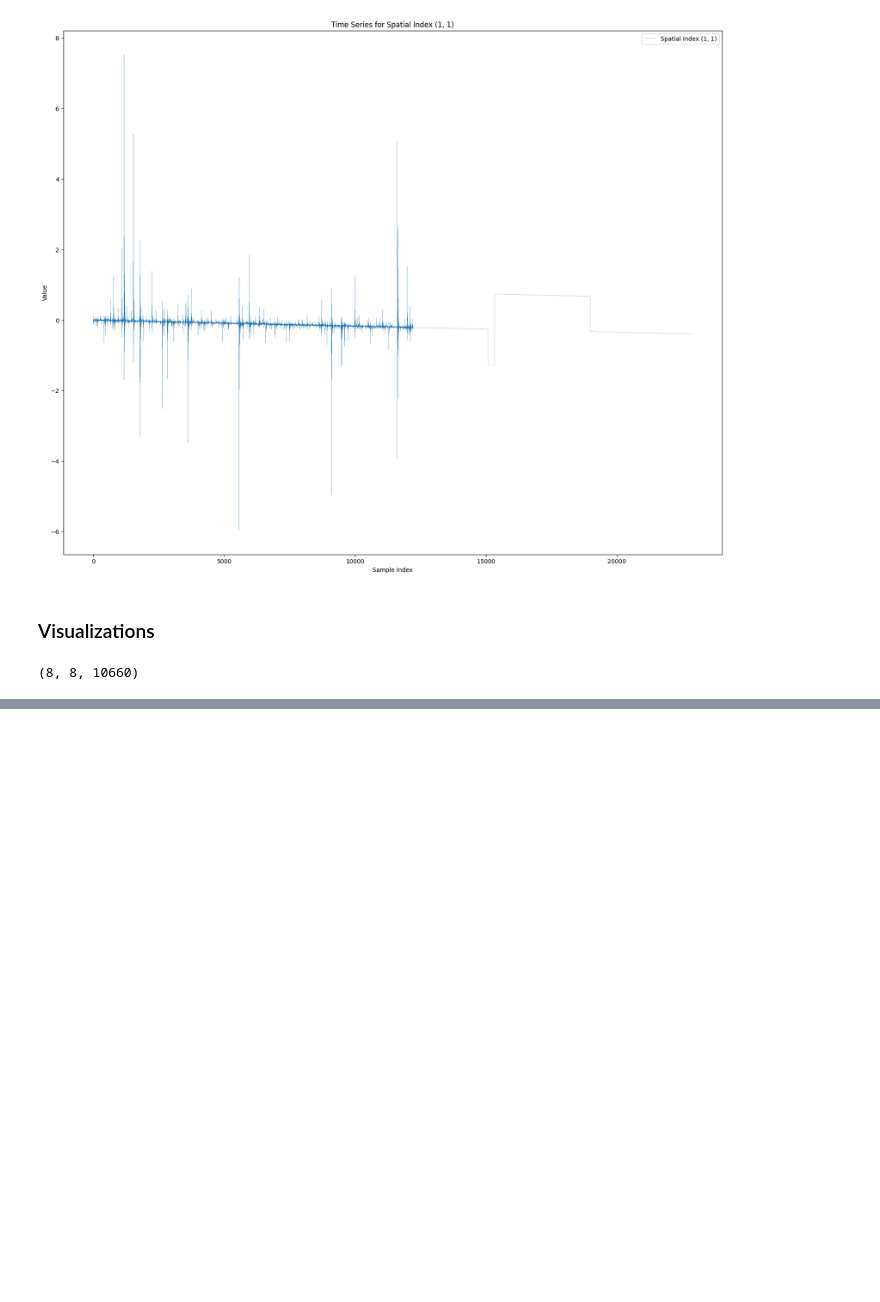
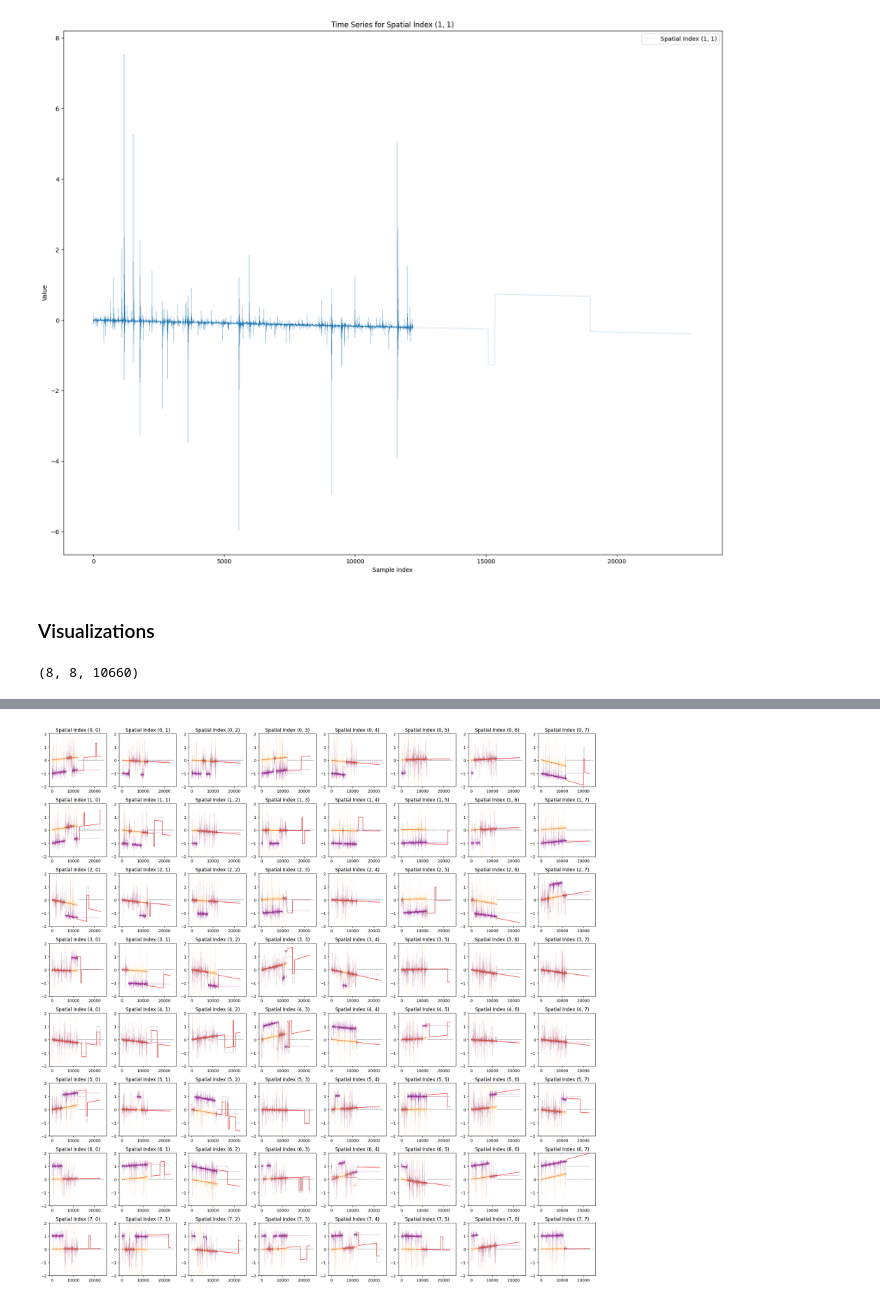
Before and after one commit to juergenstumpf01/KDDM2, a Jupyter notebook: submission_v2.ipynb, the cells around one changed output, grey strips where cells are left out. Drawn from its saved outputs; the diff is of its cells as text; code cells hidden in the pictures; blank space fills up the shorter version.

```diff
--- a/submission_v2.ipynb
+++ b/submission_v2.ipynb
@@ -495,0 +496,56 @@ plot_time_series_multi((4,4), data_without_oultier_simple, clean_data, cleaned_d
+# %%
+import numpy as np
+import matplotlib.pyplot as plt
+
+# Assuming data_without_oultier_simple, clean_data, cleaned_data, total_data, pred_, and last_values are your datasets
+
+# Create a 8x8 grid of plots
+fig, axs = plt.subplots(8, 8, figsize=(20, 20))
+
+for i in range(8):
+    for j in range(8):
+        spatial_indices = (i, j)
+        ax = axs[i, j]
+
+        # Your existing plotting code
+        time_series = data_without_oultier_simple[spatial_indices[0], spatial_indices[1], :]
+        time_series1 = data_without_oultier_simple[spatial_indices[0], spatial_indices[1], :]
+        ax.plot(range(1, data_without_oultier_simple.shape[2] + 1), time_series1, label='Original Training Data', color='Purple', alpha=0.8, linewidth=0.1)
+
+        time_series2 = clean_data[spatial_indices[0], spatial_indices[1], :]
+        ax.plot(range(1, clean_data.shape[2] + 1), time_series2, label='Offset Training Data', color='orange', alpha=0.6, linewidth=0.05)
+
+        linear_funciton = get_linear_funciton(cleaned_data, spatial_indices)
+        slope, intercept = linear_funciton
+        x_values = range(1, data_without_oultier_simple.shape[2] + 1)
+        y_values = [slope * x + intercept for x in x_values]
+        ax.plot(x_values, y_values, label='Regression Line', color='red', linestyle='--', alpha=0.8, linewidth=1)
+
+        start_index = 12220
+        total_slice = total_data[:, :, start_index:]
+        ax.plot(range(start_index, start_index + total_slice.shape[2]), total_slice[spatial_indices[0], spatial_indices[1], :].flatten(), label='Predicted Data', color='red', alpha=0.95, linewidth=1)
+
+        start_index = 12220
+        pred_slice = pred_[:, :, start_index - 12220:]
+        pred_flattened = pred_slice[spatial_indices[0], spatial_indices[1], :].flatten()
+        ax.plot(range(start_index, start_index + len(pred_flattened)), pred_flattened, label='Game Data', color='grey', alpha=0.7, linewidth=0.8, linestyle='--')
+
+        zero_array = np.zeros((8, 8, 12220), dtype=float)
+        ax.plot(range(start_index, start_index + zero_array.shape[2]), zero_array[spatial_indices[0], spatial_indices[1], :].flatten(), label='Always Predict Zero', color='gray', linestyle='--', linewidth=1)
+
+        ax.plot(range(start_index, start_index + last_values.shape[2]), last_values[spatial_indices[0], spatial_indices[1], :].flatten(), label='Always Predict last Value', color='purple', linestyle='--', linewidth=1, alpha=0.4)
+
+        # Adjust subplot title if needed
+        ax.set_title(f'Spatial Index {spatial_indices}')
+
+        # Set the y-axis limits
+        ax.set_ylim(-2, 2)
+
+        # Add legend to the subplot
+        #ax.legend()
+
+# Adjust layout
+plt.tight_layout()
+plt.show()
+# %% [output]
+[figure, added]
```
Also changed, not shown: parts of 1 cell of this notebook.
